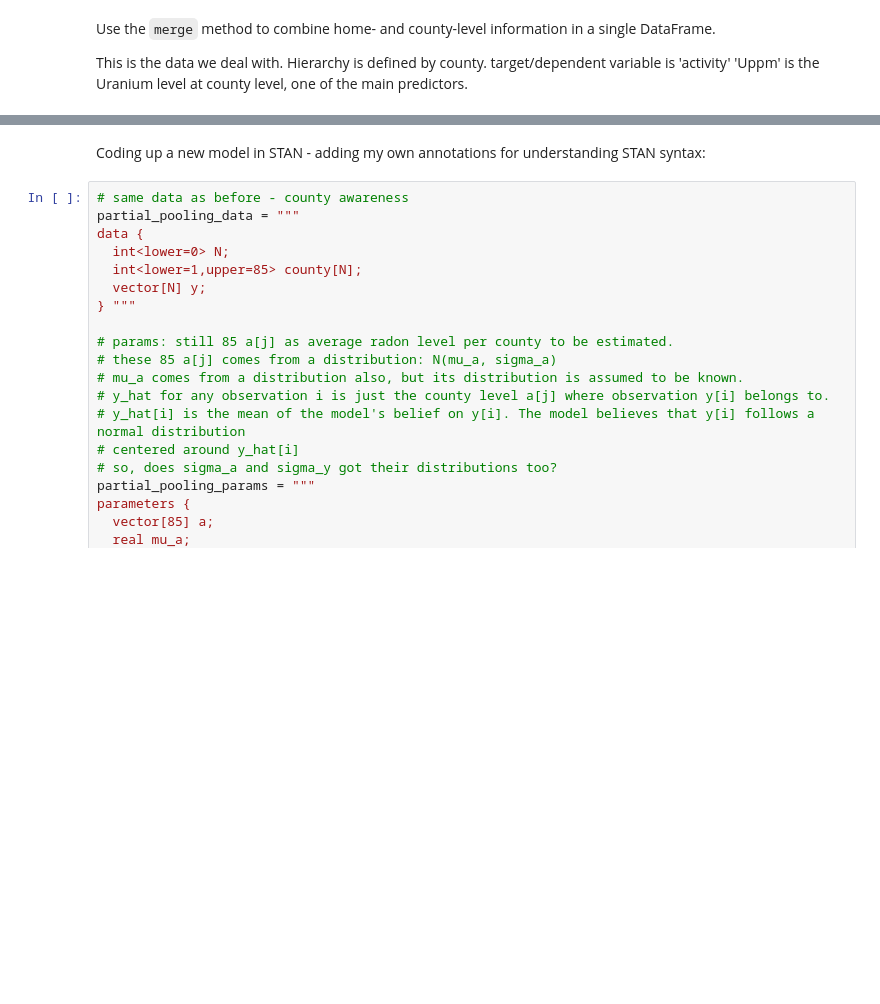
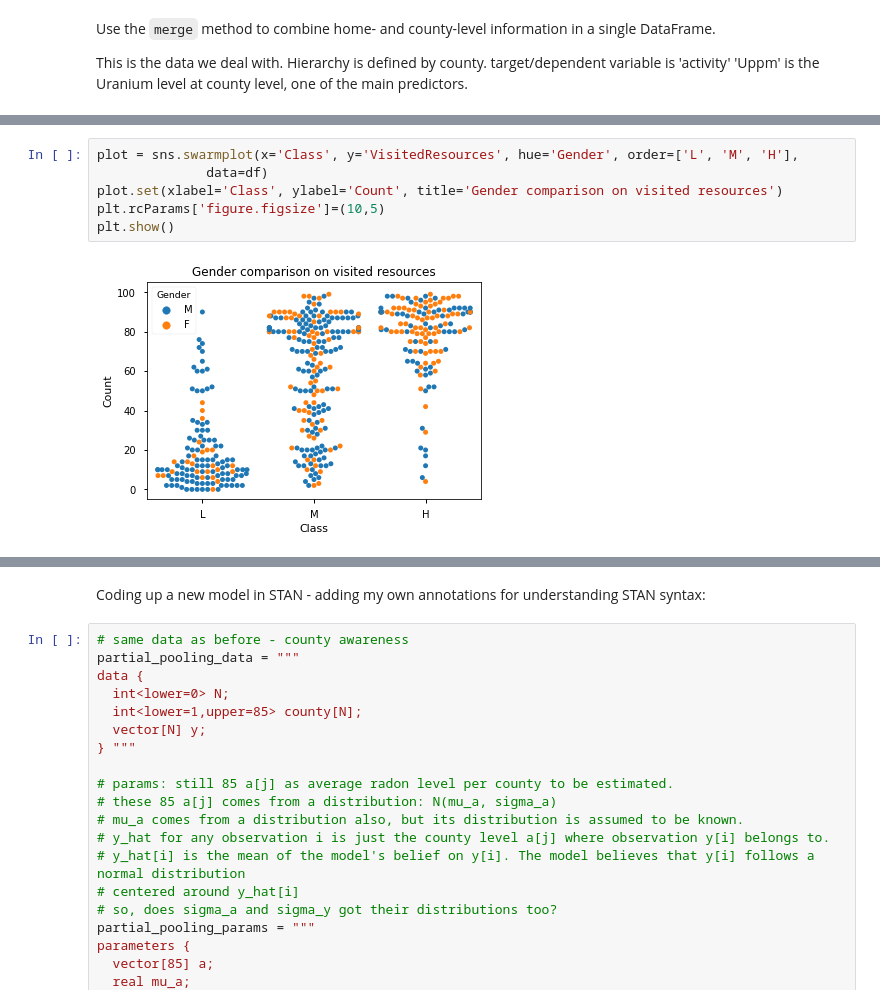
Before and after one commit to nguyentu1602/et_submissions, a Jupyter notebook: milestone2/notebook/Intermediate Milestone 2.ipynb, the cells around one changed output, grey strips where cells are left out. Drawn from its saved outputs; the diff is of its cells as text; blank space fills up the shorter version.

```diff
--- a/milestone2/notebook/Intermediate Milestone 2.ipynb
+++ b/milestone2/notebook/Intermediate Milestone 2.ipynb
@@ -433,0 +140,8 @@ $$\hat{\alpha} \approx \frac{(n_j/\sigma_y^2)\bar{y}_j + (1/\sigma_{\alpha}^2)\b
+# %%
+plot = sns.swarmplot(x='Class', y='VisitedResources', hue='Gender', order=['L', 'M', 'H'],
+              data=df)
+plot.set(xlabel='Class', ylabel='Count', title='Gender comparison on visited resources')
+plt.rcParams['figure.figsize']=(10,5)
+plt.show()
+# %% [output]
+[figure, added]
```
Also changed, not shown: parts of 74 cells of this notebook, 1 other file.
